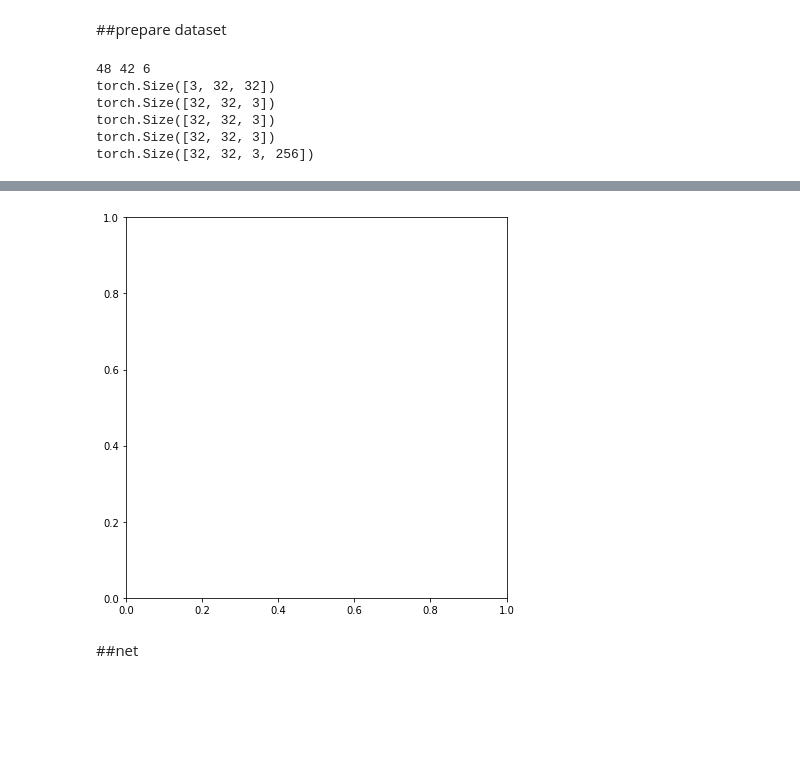
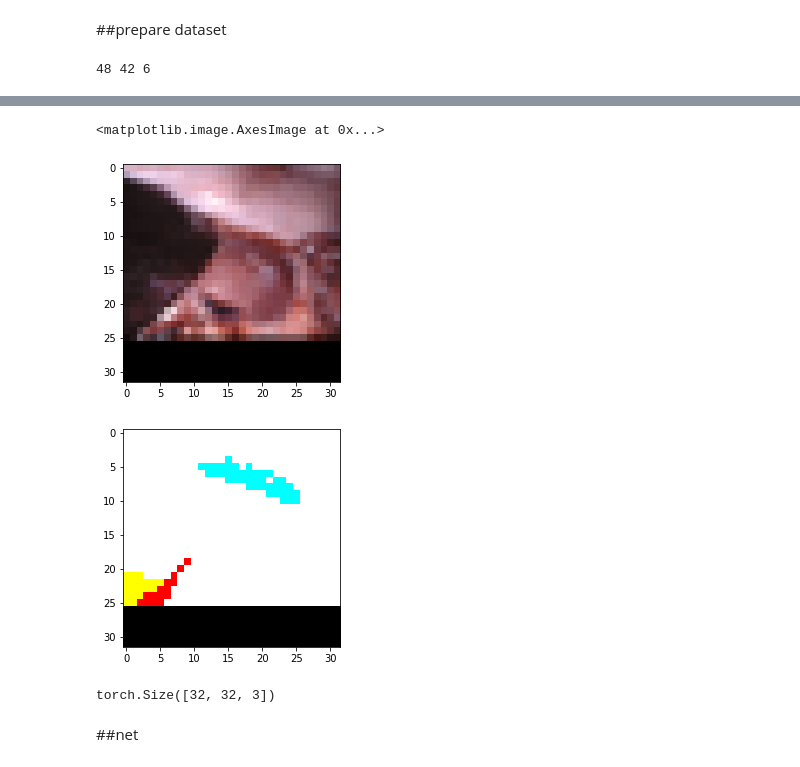
Before and after one commit to xiaowshi/Mono-Depth, a Jupyter notebook: SCAREDUnet.ipynb, the cells around one changed output, grey strips where cells are left out. Saved outputs shown, nothing was run; the diff lists cells and outputs as text; code cells hidden in the pictures; blank space fills up the shorter version.

```diff
--- a/SCAREDUnet.ipynb
+++ b/SCAREDUnet.ipynb
@@ -15,0 +30,3 @@ You are using a high-RAM runtime!
+# %%
+path_ = path_depth[0][:-14] + 'Image.png'
+path_.replace('left', 'Left')
@@ -16,2 +82,14 @@ You are using a high-RAM runtime!
+# %%
+class MyDataset(Dataset):
+  def __init__(self, data):
+      self.data = data
+
+  def __len__(self):
+      return len(self.data)
+
+  def __getitem__(self, i):
+    depth = keep_image_size_open_tiff(self.data["depth"][i],(32,32))# ,(1280,1280) if enough RAM
+    image = keep_image_size_open_rgb(self.data["image"][i],(32,32))
+    return transform(image), torch.Tensor(np.array(depth)) #np.array(image), np.array(depth)
 # %% [markdown]
 ##read data
@@ -144,25 +276,26 @@ class MyDataset(Dataset):
 
 from torch.nn.functional import one_hot
 d = MyDataset(train)
-print(d[0][0].shape)
-print(np.transpose(d[0][0],(1,2,0)).shape)
-print(d[0][1].shape)
-print(d[0][1].long().shape)
-print(one_hot(d[0][1].long()).shape)
+plt.figure(0)
+plt.imshow(d[0][0].permute(1,2,0))
+plt.figure(1)
+plt.imshow(d[0][1])
 
-if d[0][0].shape == (3, 1280, 1280):
-  d[0][0] = np.transpose(d[0][0],(1,2,0))
-  print("transposed!")
-plt.figure(figsize=(15,9))
-plt.subplot(121)
-plt.imshow(d[0][0])
-plt.subplot(122)
-plt.imshow(d[0][1])
-plt.show()
+# print(d[0][0].shape)
+# print(np.transpose(d[0][0],(1,2,0)).shape)
+# print(d[0][1].shape)
+# print(d[0][1].long().shape)
+
+# print(one_hot(d[0][1].long()).shape)
+
+# if d[0][0].shape == (3, 1280, 1280):
+#   d[0][0] = np.transpose(d[0][0],(1,2,0))
+#   print("transposed!")
+# plt.figure(figsize=(15,9))
+# plt.subplot(121)
+# plt.imshow(d[0][0])
+# plt.subplot(122)
+# plt.imshow(d[0][1])
+# plt.show()
 # %% [output]
 48 42 6
-torch.Size([3, 32, 32])
-torch.Size([32, 32, 3])
-torch.Size([32, 32, 3])
-torch.Size([32, 32, 3])
-torch.Size([32, 32, 3, 256])
@@ -170,4 +303,10 @@ TypeError: ignored
+<matplotlib.image.AxesImage at 0x...>
-[figure, old version]
+[figure, new version]
+[figure, added]
+# %%
+d[0][1].shape
+# %% [output]
+torch.Size([32, 32, 3])
 # %% [markdown]
 ##net
 # %%
```
Also changed, not shown: parts of 12 cells of this notebook.
